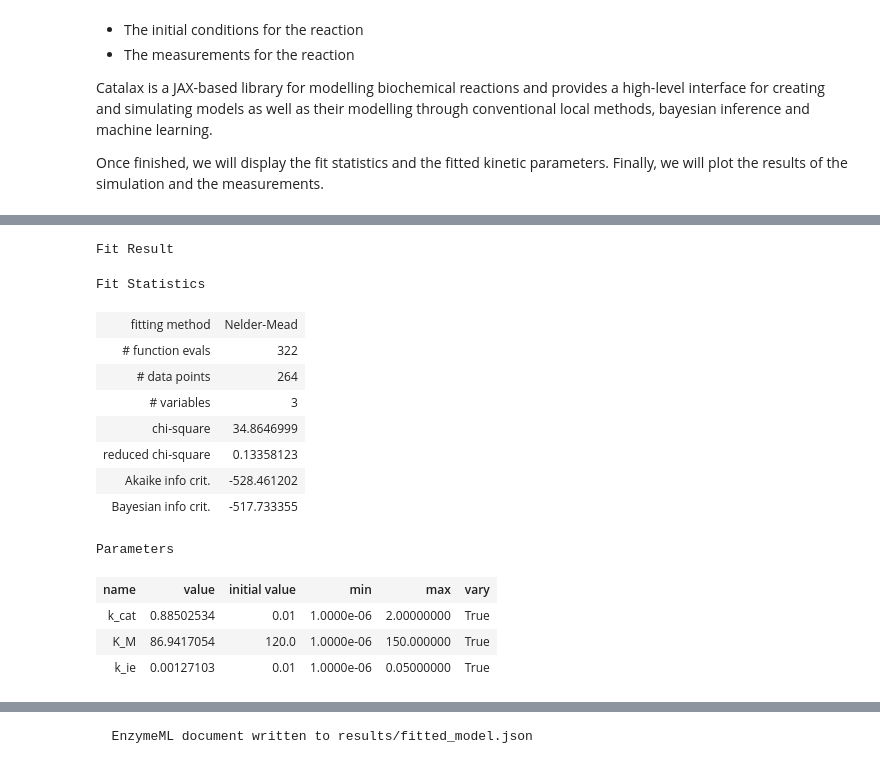
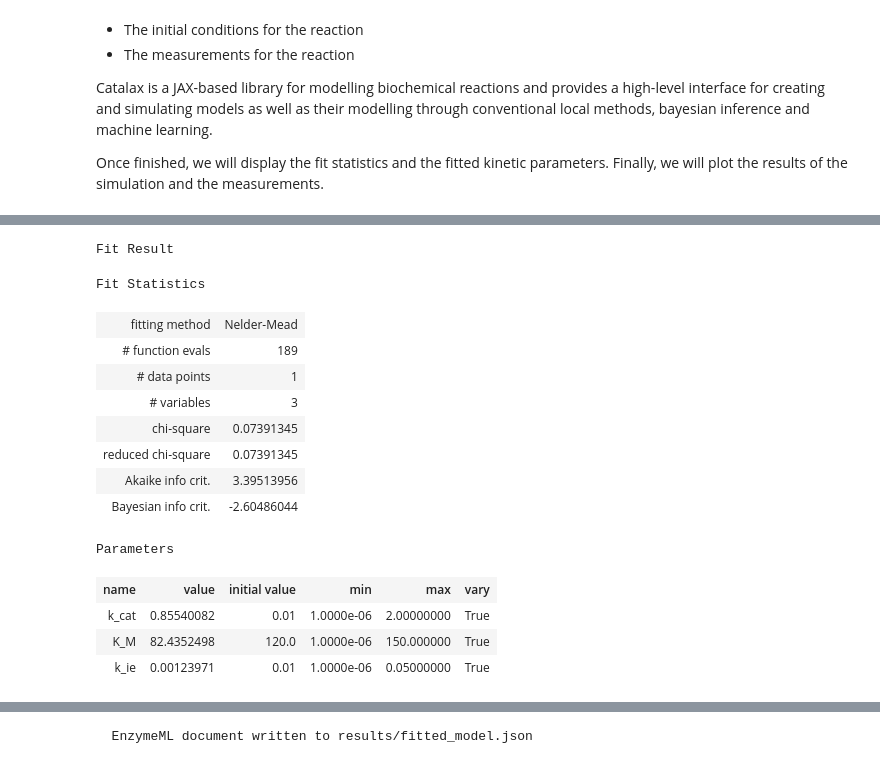
Before and after one commit to EnzymeML/Range_2025, a Jupyter notebook: Modelling/CatalaxModelling.ipynb, the cells around one changed output, grey strips where cells are left out. Saved outputs shown, nothing was run; the diff lists cells and outputs as text; code cells hidden in the pictures.

```diff
--- a/Modelling/CatalaxModelling.ipynb
+++ b/Modelling/CatalaxModelling.ipynb
@@ -20,25 +21,26 @@ dataset, model = ctx.Dataset.from_enzymeml(enzmldoc, from_reactions=True)
 # %%
 result, fitted_model = ctx.optimize(
     model=model,
     dataset=dataset,
     global_upper_bound=1000000,
     global_lower_bound=1e-6,
     method="nelder",
+    objective_fun=lambda x, y: jnp.mean((x - y) ** 2),
 )
 # %% [output]
 [interactive output not drawn]
 Fit Result
 Fit Statistics
 | fitting method | Nelder-Mead |
-| # function evals | 322 |
-| # data points | 264 |
+| # function evals | 189 |
+| # data points | 1 |
 | # variables | 3 |
-| chi-square | 34.8646999 |
-| reduced chi-square | 0.13358123 |
-| Akaike info crit. | -528.461202 |
-| Bayesian info crit. | -517.733355 |
+| chi-square | 0.07391345 |
+| reduced chi-square | 0.07391345 |
+| Akaike info crit. | 3.39513956 |
+| Bayesian info crit. | -2.60486044 |
 Parameters
 | name | value | initial value | min | max | vary |
-| k_cat | 0.88502534 | 0.01 | 1.0000e-06 | 2.00000000 | True |
-| K_M | 86.9417054 | 120.0 | 1.0000e-06 | 150.000000 | True |
-| k_ie | 0.00127103 | 0.01 | 1.0000e-06 | 0.05000000 | True |
+| k_cat | 0.85540082 | 0.01 | 1.0000e-06 | 2.00000000 | True |
+| K_M | 82.4352498 | 120.0 | 1.0000e-06 | 150.000000 | True |
+| k_ie | 0.00123971 | 0.01 | 1.0000e-06 | 0.05000000 | True |
```
Also changed, not shown: parts of 3 cells of this notebook.
